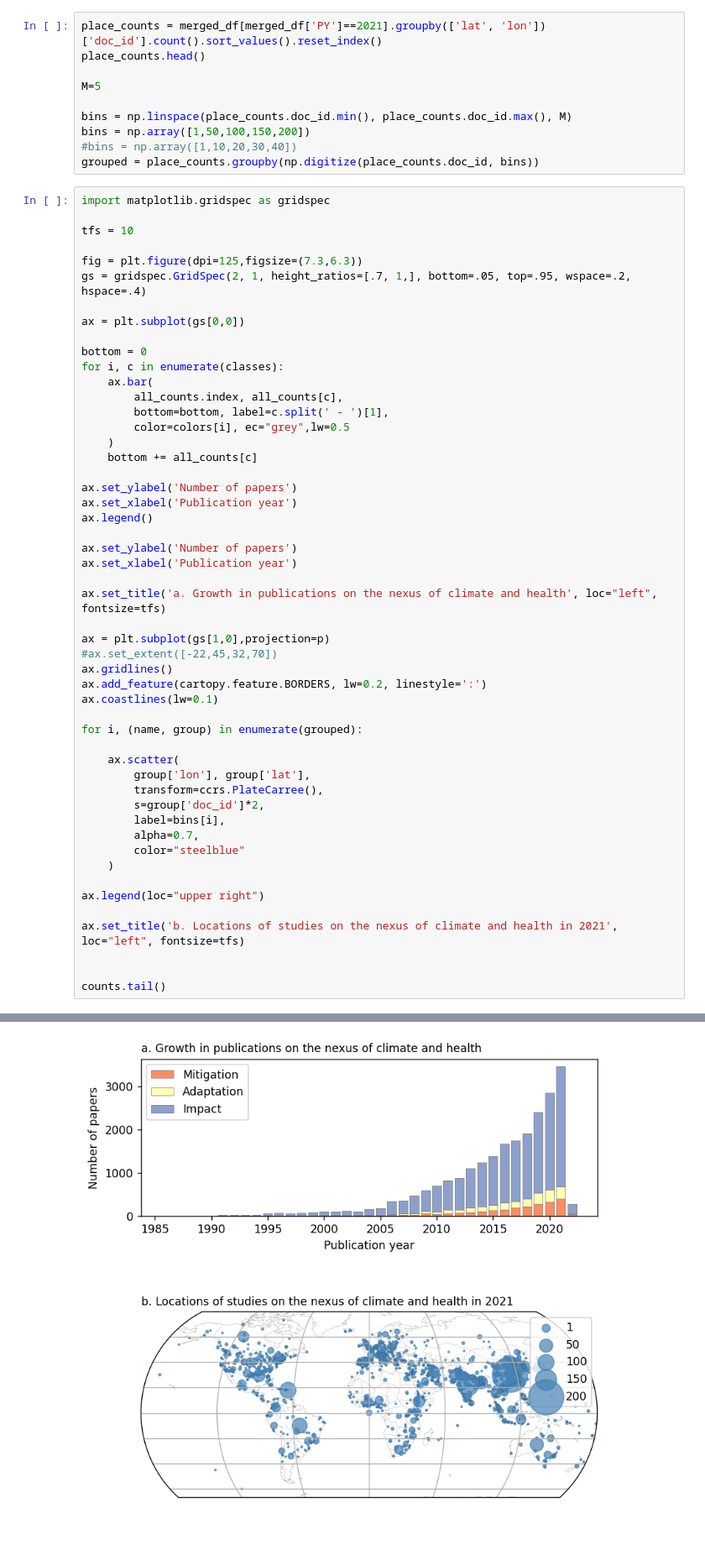
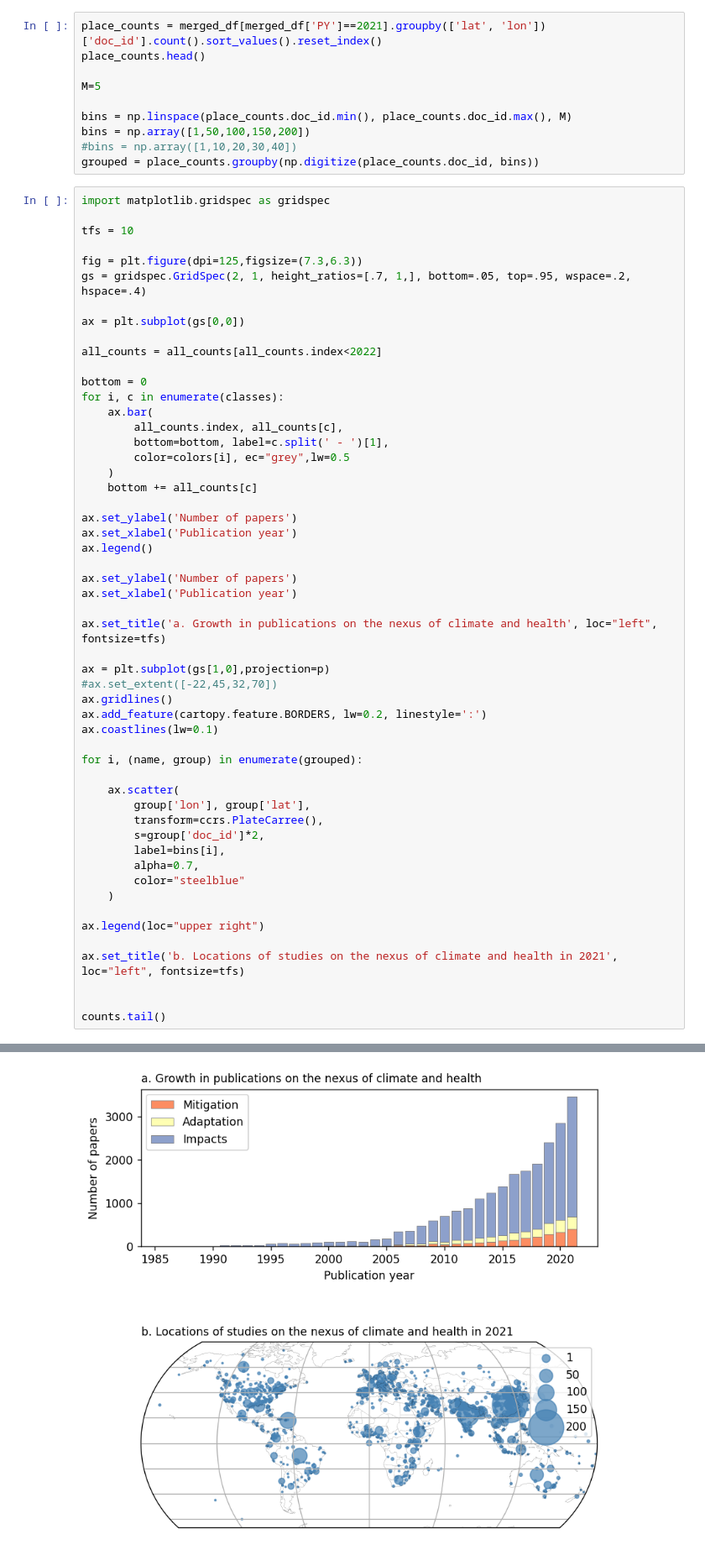
Before and after one commit to mcallaghan/scientific-engagement-climate-health, a Jupyter notebook: 4_figures.ipynb, the cells around one changed output, grey strips where cells are left out. Shown: that part at 84% size. Cells and saved outputs as stored; diff of their text form.

```diff
--- a/4_figures.ipynb
+++ b/4_figures.ipynb
@@ -600,6 +598,8 @@ fig = plt.figure(dpi=125,figsize=(7.3,6.3))
 gs = gridspec.GridSpec(2, 1, height_ratios=[.7, 1,], bottom=.05, top=.95, wspace=.2, hspace=.4)
 
 ax = plt.subplot(gs[0,0])
+
+all_counts = all_counts[all_counts.index<2022]
 
 bottom = 0
 for i, c in enumerate(classes):
@@ -647,10 +647,10 @@ counts.tail()
 | PY |  |
 | 2018.0 | 1515 |
 | 2019.0 | 1864 |
 | 2020.0 | 2243 |
 | 2021.0 | 2778 |
 | 2022.0 | 216 |
-[figure, old version]
+[figure, new version]
 # %%
 shares = all_counts.copy()
 
```
Also changed, not shown: parts of 6 cells of this notebook.
